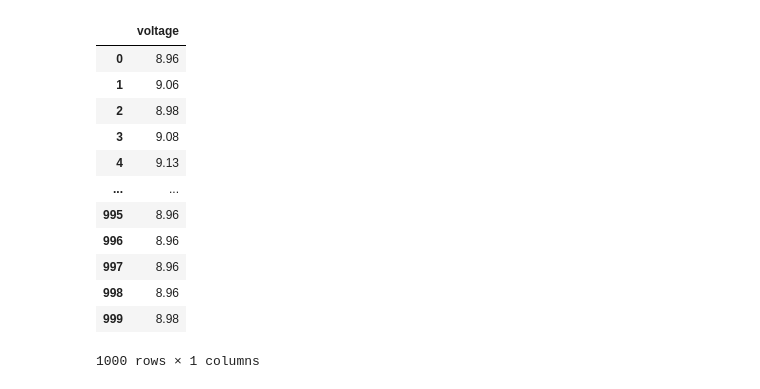
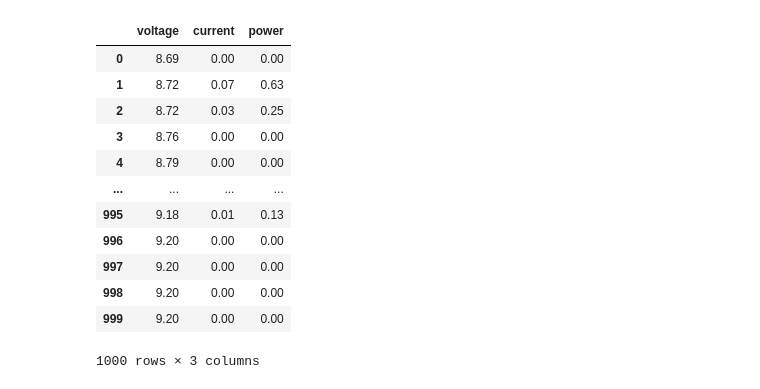
Before and after one commit to BiggusMaximus/Solar-Panel-Monitoring, a Jupyter notebook: Arduino-Bluetooth/2nd Approach/distribution_normal.ipynb, the cells around one changed output. Cells and saved outputs as stored; diff of their text form; code cells hidden in the pictures.

```diff
--- a/Arduino-Bluetooth/2nd Approach/distribution_normal.ipynb
+++ b/Arduino-Bluetooth/2nd Approach/distribution_normal.ipynb
@@ -6,18 +8,19 @@ import matplotlib.pyplot as plt
 # %%
 df = pd.read_csv('../docs/9v_1000data_250delay.csv')
-df = df.drop(columns=['current', 'power'])
+df = df.sort_values(by=['voltage'])
+df = df.reset_index(drop=True)
 df
 # %% [output]
-|  | voltage |
-| 0 | 8.96 |
-| 1 | 9.06 |
-| 2 | 8.98 |
-| 3 | 9.08 |
-| 4 | 9.13 |
-| ... | ... |
-| 995 | 8.96 |
-| 996 | 8.96 |
-| 997 | 8.96 |
-| 998 | 8.96 |
-| 999 | 8.98 |
+|  | voltage | current | power |
+| 0 | 8.69 | 0.00 | 0.00 |
+| 1 | 8.72 | 0.07 | 0.63 |
+| 2 | 8.72 | 0.03 | 0.25 |
+| 3 | 8.76 | 0.00 | 0.00 |
+| 4 | 8.79 | 0.00 | 0.00 |
+| ... | ... | ... | ... |
+| 995 | 9.18 | 0.01 | 0.13 |
+| 996 | 9.20 | 0.00 | 0.00 |
+| 997 | 9.20 | 0.00 | 0.00 |
+| 998 | 9.20 | 0.00 | 0.00 |
+| 999 | 9.20 | 0.00 | 0.00 |
-1000 rows × 1 columns
+1000 rows × 3 columns
```
Also changed, not shown: parts of 7 cells of this notebook, 30 other files.
